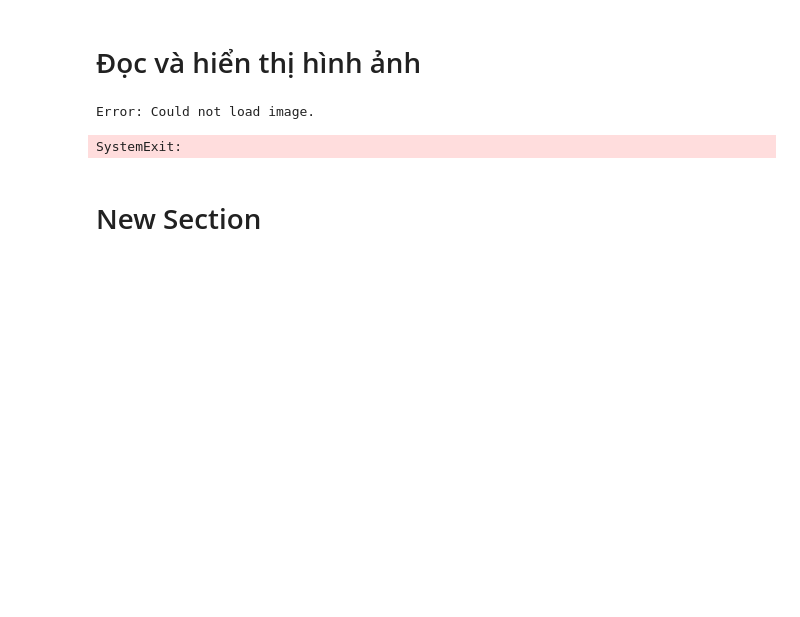
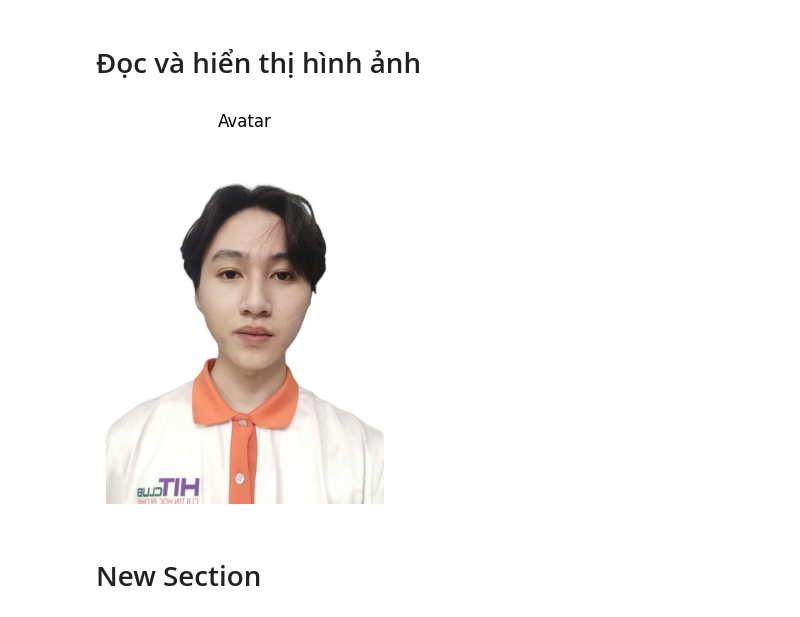
Before and after one commit to HoangTechCS-Cyber/Py_Private, a Jupyter notebook: opencv.ipynb, the cells around one changed output. Drawn from its saved outputs; the diff is of its cells as text; code cells hidden in the pictures; blank space fills up the shorter version.

```diff
--- a/opencv.ipynb
+++ b/opencv.ipynb
@@ -14,15 +14,20 @@ Saving Avatar.jpg to Avatar (1).jpg
 # %% [markdown]
 # Đọc và hiển thị hình ảnh
 # %%
+import matplotlib.pyplot as plt
 import cv2 as cv
-import sys
 
 img = cv.imread("/content/Avatar.jpg")
 if img is None:
     print("Error: Could not load image.")
     sys.exit()
+
+img_rgb = cv.cvtColor(img, cv.COLOR_BGR2RGB)
+plt.imshow(img_rgb)
+plt.title("Avatar")
+plt.axis("off")
+plt.show()
 # %% [output]
-Error: Could not load image.
-SystemExit:
+[figure, added]
 # %% [markdown]
 # New Section
```
